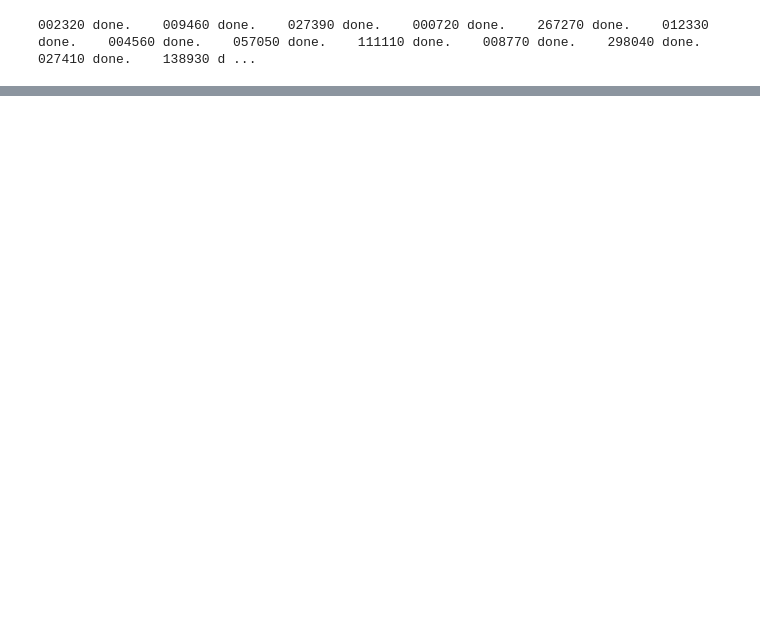
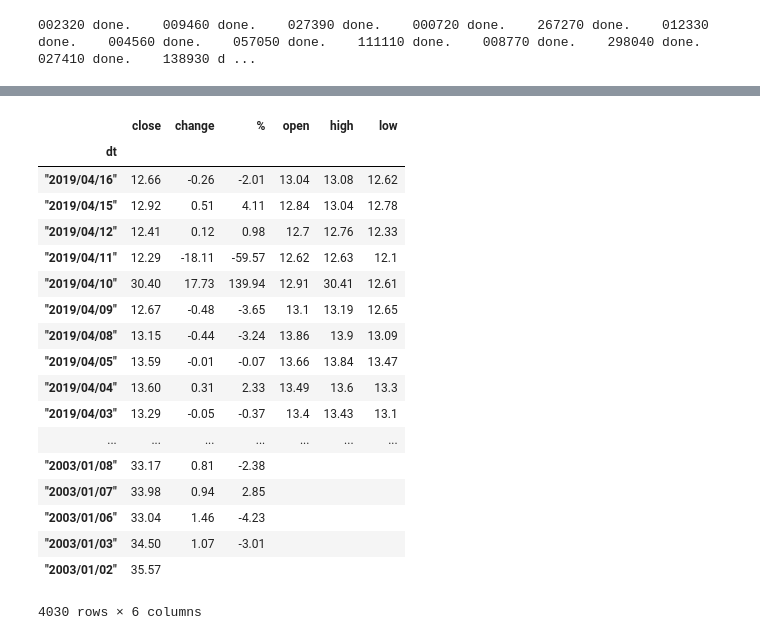
Before and after one commit to kimjungwon90/trade_bot, a Jupyter notebook: ServerSide.ipynb, the cells around one changed output, grey strips where cells are left out. Drawn from its saved outputs; the diff is of its cells as text; code cells hidden in the pictures; blank space fills up the shorter version.

```diff
--- a/ServerSide.ipynb
+++ b/ServerSide.ipynb
@@ -206,0 +97,20 @@ cum_pnl.plot()
+# %%
+import requests
+from bs4 import BeautifulSoup
+import pandas as pd
+
+url_1 = "http://marketdata.krx.co.kr/contents/COM/GenerateOTP.jspx?name=fileDown&filetype=csv&url=MKD/13/1301/13010302/mkd13010302&type=6&ind_type=1300&period_strt_dd=20000101&period_end_dd=20190416&pagePath=%2Fcontents%2FMKD%2F13%2F1301%2F13010302%2FMKD13010302.jsp"
+response = requests.get(url_1)
+
+url_2 = "http://file.krx.co.kr/download.jspx"
+json_data = {
+    "code" : response.content
+}
+headers_json = {
+    "Referer": "http://marketdata.krx.co.kr/contents/MKD/99/MKD99000001.jspx"
+}
+columns = ["dt", "close", "change", "%", "open", "high", "low"]
+data = requests.post(url_2, data=json_data, headers=headers_json)
+parsing = BeautifulSoup(data.text)
+parsing_df = parsing.text.split("\n")
+parsing_df = [x.split(",") for x in parsing_df]
@@ -206,0 +127,7 @@ cum_pnl.plot()
+# %%
+parsing = BeautifulSoup(data.text)
+parsing_df = parsing.text.split("\n")
+parsing_df = [x.split(",") for x in parsing_df]
+parsing_df = pd.DataFrame(parsing_df[1:], columns=columns)
+parsing_df.index = parsing_df["dt"]
+parsing_df.drop("dt", axis=1, inplace=True)
@@ -206,0 +144,11 @@ cum_pnl.plot()
+# %%
+def to_float(element):
+    if (type(element) == str) and (len(element) != 0):
+        res = element.replace('\"', "")
+        print(res)
+        return float(res)
+    else:
+        return element
+
+for column in parsing_df.columns:
+    parsing_df[column] = parsing_df[column].apply(to_float)
@@ -206,0 +176,22 @@ cum_pnl.plot()
+# %%
+parsing_df
+# %% [output]
+|  | close | change | % | open | high | low |
+| dt |  |  |  |  |  |  |
+| "2019/04/16" | 12.66 | -0.26 | -2.01 | 13.04 | 13.08 | 12.62 |
+| "2019/04/15" | 12.92 | 0.51 | 4.11 | 12.84 | 13.04 | 12.78 |
+| "2019/04/12" | 12.41 | 0.12 | 0.98 | 12.7 | 12.76 | 12.33 |
+| "2019/04/11" | 12.29 | -18.11 | -59.57 | 12.62 | 12.63 | 12.1 |
+| "2019/04/10" | 30.40 | 17.73 | 139.94 | 12.91 | 30.41 | 12.61 |
+| "2019/04/09" | 12.67 | -0.48 | -3.65 | 13.1 | 13.19 | 12.65 |
+| "2019/04/08" | 13.15 | -0.44 | -3.24 | 13.86 | 13.9 | 13.09 |
+| "2019/04/05" | 13.59 | -0.01 | -0.07 | 13.66 | 13.84 | 13.47 |
+| "2019/04/04" | 13.60 | 0.31 | 2.33 | 13.49 | 13.6 | 13.3 |
+| "2019/04/03" | 13.29 | -0.05 | -0.37 | 13.4 | 13.43 | 13.1 |
+| ... | ... | ... | ... | ... | ... | ... |
+| "2003/01/08" | 33.17 | 0.81 | -2.38 |  |  |  |
+| "2003/01/07" | 33.98 | 0.94 | 2.85 |  |  |  |
+| "2003/01/06" | 33.04 | 1.46 | -4.23 |  |  |  |
+| "2003/01/03" | 34.50 | 1.07 | -3.01 |  |  |  |
+| "2003/01/02" | 35.57 |  |  |  |  |  |
+4030 rows × 6 columns
```
Also changed, not shown: parts of 15 cells of this notebook.
